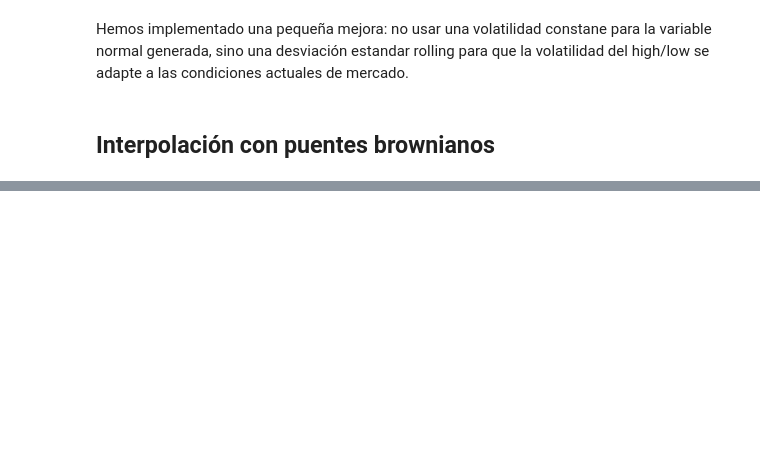
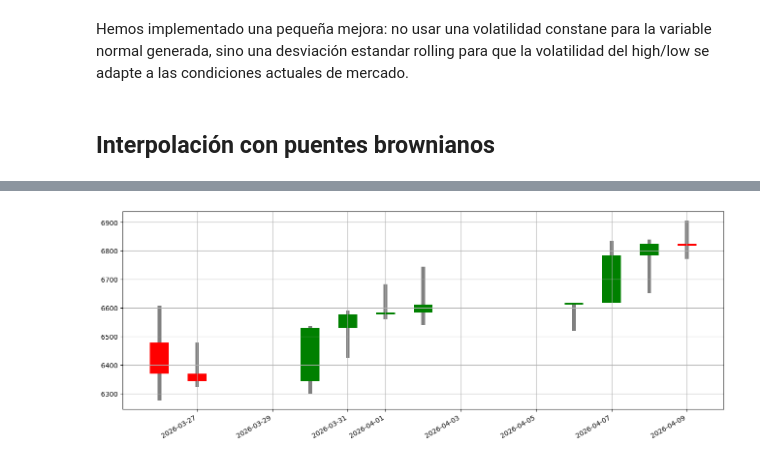
Before and after one commit to Jordi103/simulacion_de_mercado, a Jupyter notebook: simulaciones_OHLC.ipynb, the cells around one changed output, grey strips where cells are left out. Drawn from its saved outputs; the diff is of its cells as text; code cells hidden in the pictures; blank space fills up the shorter version.

```diff
--- a/simulaciones_OHLC.ipynb
+++ b/simulaciones_OHLC.ipynb
@@ -89,0 +111,4 @@ NOTA: no se simula actividad en días festivos, lo cual no es necesariamente rea
+# %%
+datos.OHLC().desde_simulacion(interpolacion).plot()
+# %% [output]
+[figure, added]
```
Also changed, not shown: parts of 14 cells of this notebook, 1 other file.
